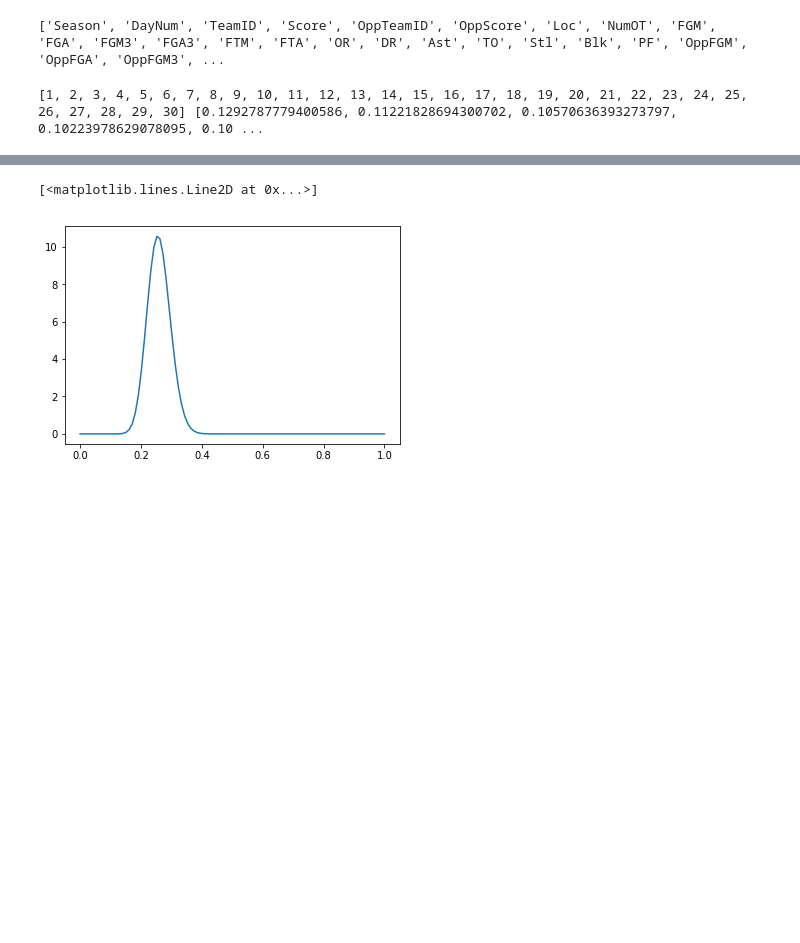
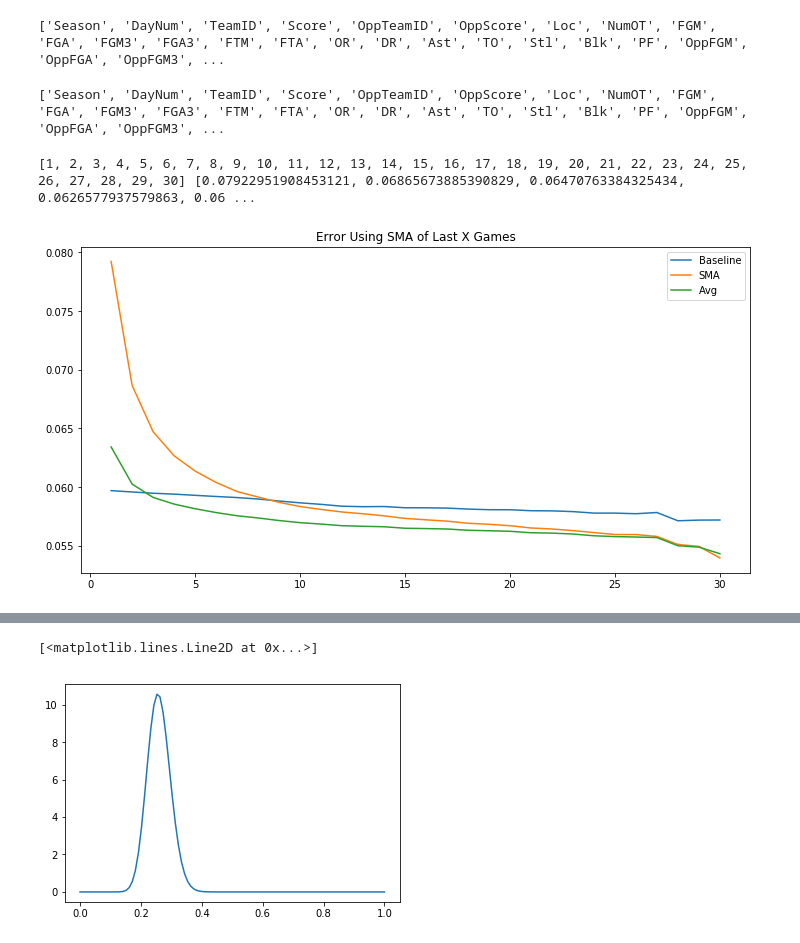
Before and after one commit to btatkinson/ncaa_hoops, a Jupyter notebook: FG Shooting.ipynb, the cells around one changed output, grey strips where cells are left out. Cells and saved outputs as stored; diff of their text form; code cells hidden in the pictures; blank space fills up the shorter version.

```diff
--- a/Bayesian Updating.ipynb
+++ b/FG Shooting.ipynb
@@ -229,3 +227,7 @@ test = df.copy()
+# %%
+print(list(df))
+# %% [output]
+['Season', 'DayNum', 'TeamID', 'Score', 'OppTeamID', 'OppScore', 'Loc', 'NumOT', 'FGM', 'FGA', 'FGM3', 'FGA3', 'FTM', 'FTA', 'OR', 'DR', 'Ast', 'TO', 'Stl', 'Blk', 'PF', 'OppFGM', 'OppFGA', 'OppFGM3', ...
 # %%
 # Simple Moving Average
 
@@ -235,32 +237,29 @@ windows = list(range(30))
 windows = [x + 1 for x in windows]
 
 x = []
-y = []
-
+y1 = []
+y2 = []
+y3 = []
+# windows = [20]
 for w in tqdm(windows):
     del test
     gc.collect()
     test = df.copy()
+    test['SMA'] = test.groupby(['SeaTID'])['FG%'].transform(lambda x: x.rolling(w, w).mean().shift(1))
 
-    SMA = test.groupby(['SeaTID']).rolling(w)['3Pt%'].mean().shift(1).reset_index()
-    try:
-        SMA = SMA.drop(columns=['level_1'])
-    except:
-        pass
-    SMA = SMA.rename(columns={'3Pt%':'Proj'})
-    SMA['GameNumber'] = SMA.groupby(['SeaTID'])['Proj'].cumcount()
+    test = test.dropna()
 
-    SMA['GameNumber'] += 1
-
-    test = pd.merge(test, SMA,  how='left', left_on=['SeaTID','GameNumber'], right_on = ['SeaTID','GameNumber'])
-
-    test = test.dropna(subset=['Proj'])
-    test['Error'] = np.sqrt(np.square(test['3Pt%']-test['Proj']))
+    test['Avg'] = 0.5*test['SMA'] + 0.5*test['Proj1']
+    test['error1'] = np.sqrt(np.square(test['FG%']-test['SMA']))
+    test['error2'] = np.sqrt(np.square(test['FG%']-test['Proj1']))
+    test['error3'] = np.sqrt(np.square(test['FG%']-test['Avg']))
 
     x.append(w)
-    y.append(test['Error'].mean())
+    y1.append(test['error1'].mean())
+    y2.append(test['error2'].mean())
+    y3.append(test['error3'].mean())
 
 
-print(x,y)
+print(x,y1)
 # %% [output]
-[1, 2, 3, 4, 5, 6, 7, 8, 9, 10, 11, 12, 13, 14, 15, 16, 17, 18, 19, 20, 21, 22, 23, 24, 25, 26, 27, 28, 29, 30] [0.1292787779400586, 0.11221828694300702, 0.10570636393273797, 0.10223978629078095, 0.10 ...
+[1, 2, 3, 4, 5, 6, 7, 8, 9, 10, 11, 12, 13, 14, 15, 16, 17, 18, 19, 20, 21, 22, 23, 24, 25, 26, 27, 28, 29, 30] [0.07922951908453121, 0.06865673885390829, 0.06470763384325434, 0.0626577937579863, 0.06 ...
@@ -269,0 +266,17 @@ sma_y = y
+# %%
+sma_x = x
+sma_y1 = y1
+sma_y2 = y2
+sma_y3 = y3
+# %%
+
+fig, ax = plt.subplots(1,1,figsize=(12,6))
+sns.lineplot(sma_x,sma_y2,label='Baseline')
+sns.lineplot(sma_x,sma_y1,label='SMA')
+sns.lineplot(sma_x,sma_y3,label='Avg')
+ax.legend()
+# ax.axhline(base_rate,color='r')
+ax.set_title('Error Using SMA of Last X Games')
+plt.savefig(figs+'SMAXGamesFG.png')
+# %% [output]
+[figure, added]
```
Also changed, not shown: parts of 29 cells of this notebook, 2 other files.
